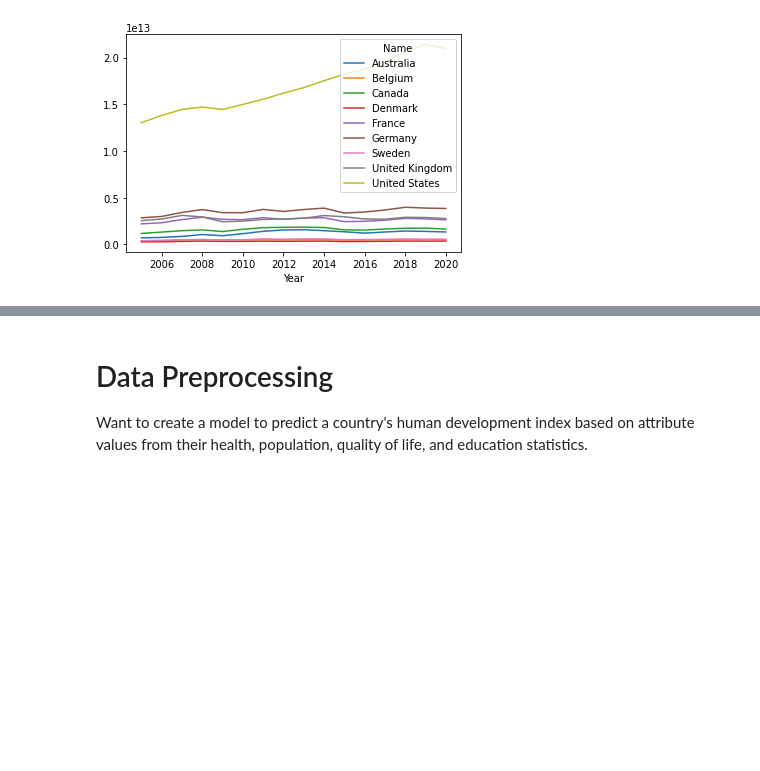
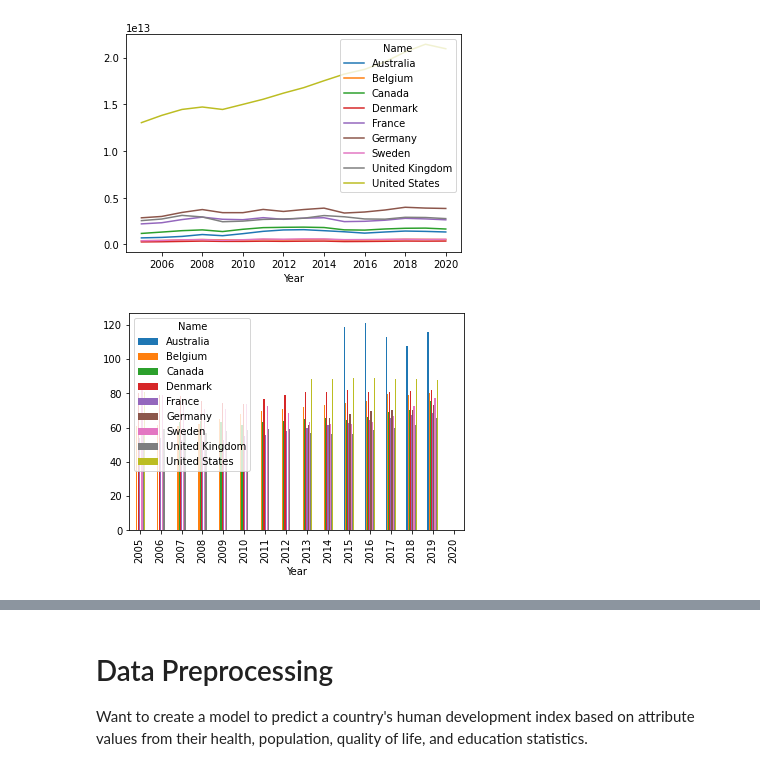
Before and after one commit to daviddsouza2000/data-science-winter2022, a Jupyter notebook: data_summarization.ipynb, the cells around one changed output, grey strips where cells are left out. Saved outputs shown, nothing was run; the diff lists cells and outputs as text; code cells hidden in the pictures; blank space fills up the shorter version.

Commit message:
added graphs and feature selection

```diff
--- a/data_summarization.ipynb
+++ b/data_summarization.ipynb
@@ -30,3 +33,16 @@ gdp_df.plot()
 plt.show()
 # %% [output]
 [figure]
+# %%
+education_df = pd.read_csv("./output/education.csv")
+# %%
+main_df = pd.merge(main_df, education_df, left_on="EducationKey", right_on="EducationKey")
+# %%
+main_df["School enrollment, tertiary (% gross)"] = pd.to_numeric(main_df["School enrollment, tertiary (% gross)"])
+# %%
+se_df = main_df.pivot(index="Year", columns="Name", values="School enrollment, tertiary (% gross)")
+# %%
+se_df.plot.bar()
+plt.show()
+# %% [output]
+[figure, added]
```
Also changed, not shown: parts of 26 cells of this notebook, 9 other files.
